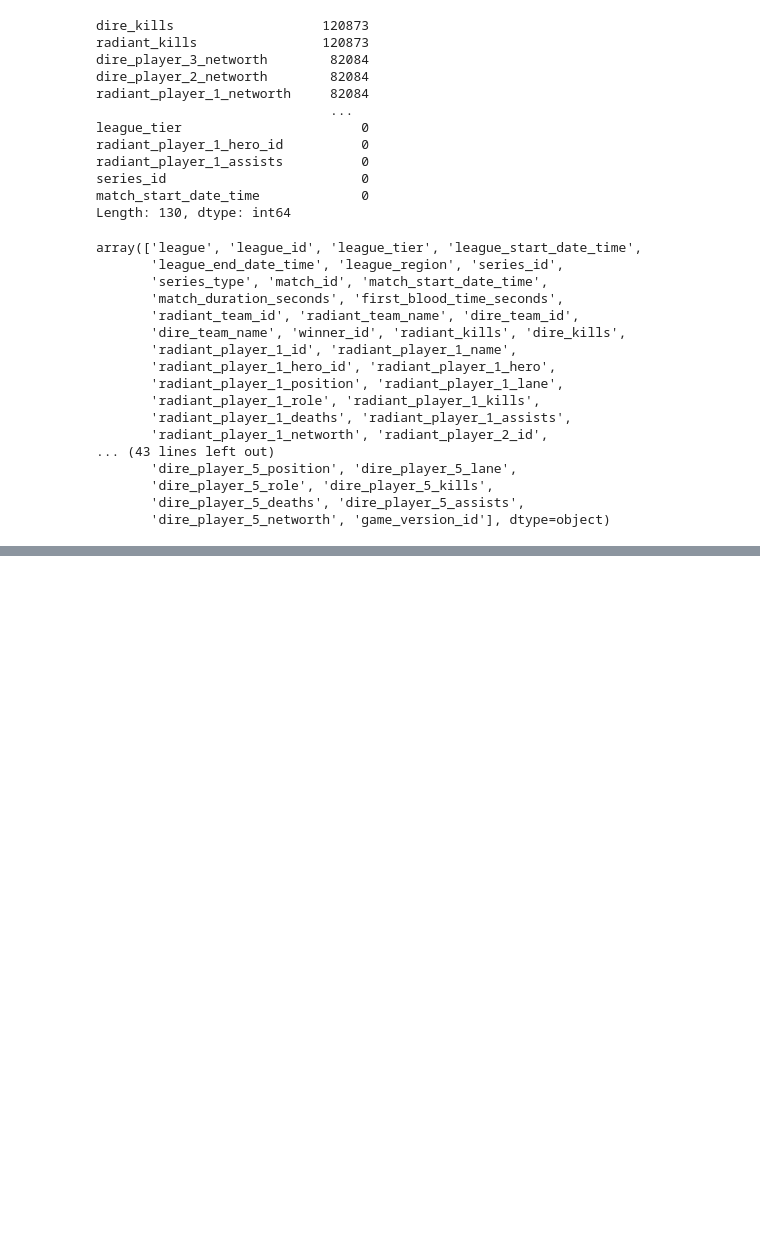
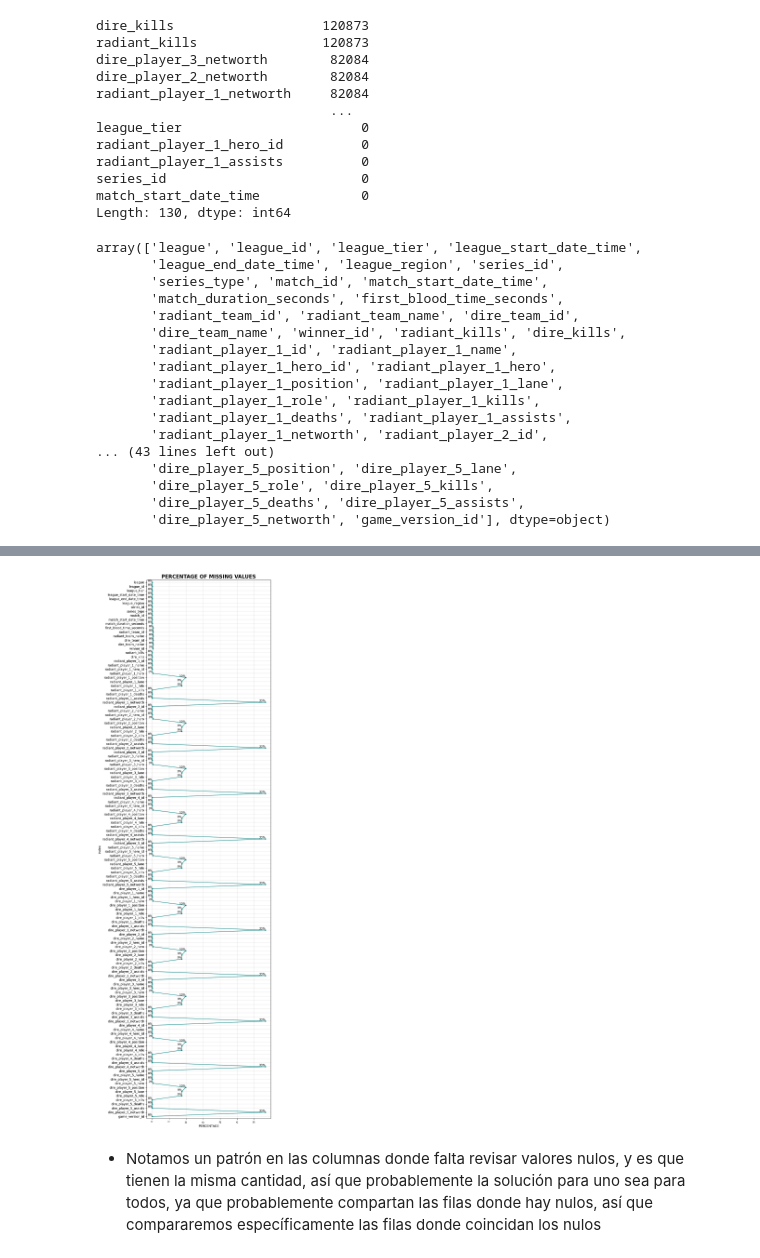
Before and after one commit to rtezen23/dota_2_eda, a Jupyter notebook: 1_data_cleaning.ipynb, the cells around one changed output, grey strips where cells are left out. Drawn from its saved outputs; the diff is of its cells as text; code cells hidden in the pictures; blank space fills up the shorter version.

```diff
--- a/1_data_cleaning.ipynb
+++ b/1_data_cleaning.ipynb
@@ -109,0 +458,7 @@ array(['league', 'league_id', 'league_tier', 'league_start_date_time',
+# %%
+# check current missing values
+get_missing_values()
+# %% [output]
+[figure, added]
+# %% [markdown]
+* Notamos un patrón en las columnas donde falta revisar valores nulos, y es que tienen la misma cantidad, así que probablemente la solución para uno sea para todos, ya que probablemente compartan las filas donde hay nulos, así que compararemos específicamente las filas donde coincidan los nulos
```
Also changed, not shown: parts of 55 cells of this notebook.
